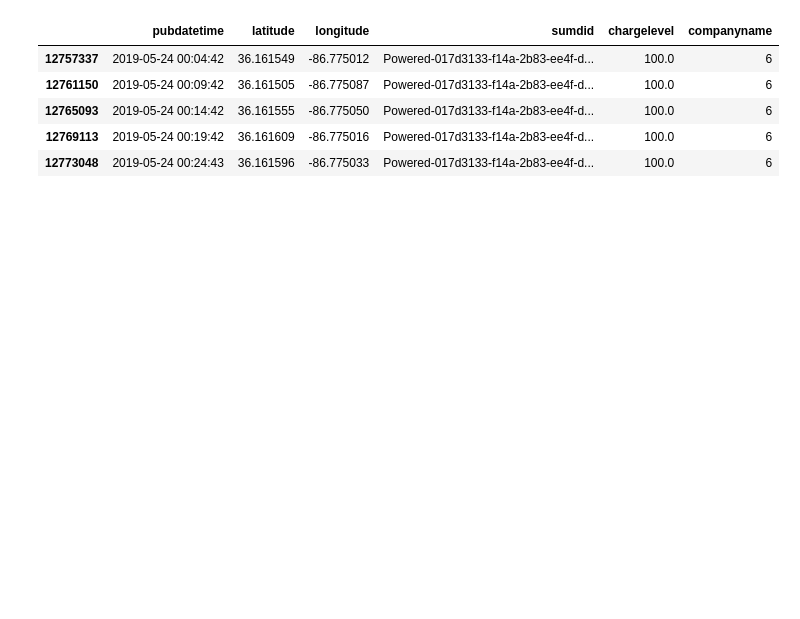
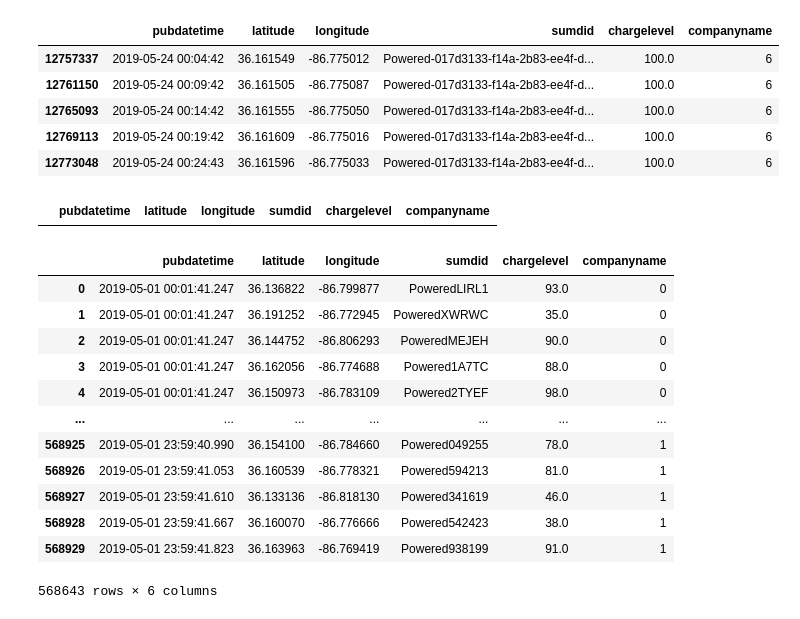
Before and after one commit to Rhunsilval/nashville_scooters_python, a Jupyter notebook: notebooks/2_EDA_GEOSPATIALv2.ipynb, the cells around one changed output. Drawn from its saved outputs; the diff is of its cells as text; code cells hidden in the pictures; blank space fills up the shorter version.

```diff
--- a/notebooks/2_EDA.ipynb
+++ b/notebooks/2_EDA_GEOSPATIALv2.ipynb
@@ -296,3 +213,25 @@ may_sorted.head()
 | 12765093 | 2019-05-24 00:14:42 | 36.161555 | -86.775050 | Powered-017d3133-f14a-2b83-ee4f-d... | 100.0 | 6 |
 | 12769113 | 2019-05-24 00:19:42 | 36.161609 | -86.775016 | Powered-017d3133-f14a-2b83-ee4f-d... | 100.0 | 6 |
 | 12773048 | 2019-05-24 00:24:43 | 36.161596 | -86.775033 | Powered-017d3133-f14a-2b83-ee4f-d... | 100.0 | 6 |
+# %%
+may.loc['2019-05-01 1:00:00':'2019-05-01 23:59:42.000']
+# %% [output]
+|  | pubdatetime | latitude | longitude | sumdid | chargelevel | companyname |
+# %%
+may_1 = may[(may['pubdatetime'] > '2019-05-01 0:00:00') & (may['pubdatetime'] < '2019-05-01 23:59:42.000')]
+
+may_1
+# %% [output]
+|  | pubdatetime | latitude | longitude | sumdid | chargelevel | companyname |
+| 0 | 2019-05-01 00:01:41.247 | 36.136822 | -86.799877 | PoweredLIRL1 | 93.0 | 0 |
+| 1 | 2019-05-01 00:01:41.247 | 36.191252 | -86.772945 | PoweredXWRWC | 35.0 | 0 |
+| 2 | 2019-05-01 00:01:41.247 | 36.144752 | -86.806293 | PoweredMEJEH | 90.0 | 0 |
+| 3 | 2019-05-01 00:01:41.247 | 36.162056 | -86.774688 | Powered1A7TC | 88.0 | 0 |
+| 4 | 2019-05-01 00:01:41.247 | 36.150973 | -86.783109 | Powered2TYEF | 98.0 | 0 |
+| ... | ... | ... | ... | ... | ... | ... |
+| 568925 | 2019-05-01 23:59:40.990 | 36.154100 | -86.784660 | Powered049255 | 78.0 | 1 |
+| 568926 | 2019-05-01 23:59:41.053 | 36.160539 | -86.778321 | Powered594213 | 81.0 | 1 |
+| 568927 | 2019-05-01 23:59:41.610 | 36.133136 | -86.818130 | Powered341619 | 46.0 | 1 |
+| 568928 | 2019-05-01 23:59:41.667 | 36.160070 | -86.776666 | Powered542423 | 38.0 | 1 |
+| 568929 | 2019-05-01 23:59:41.823 | 36.163963 | -86.769419 | Powered938199 | 91.0 | 1 |
+568643 rows × 6 columns
```
Also changed, not shown: parts of 8 cells of this notebook, 4 other files.
